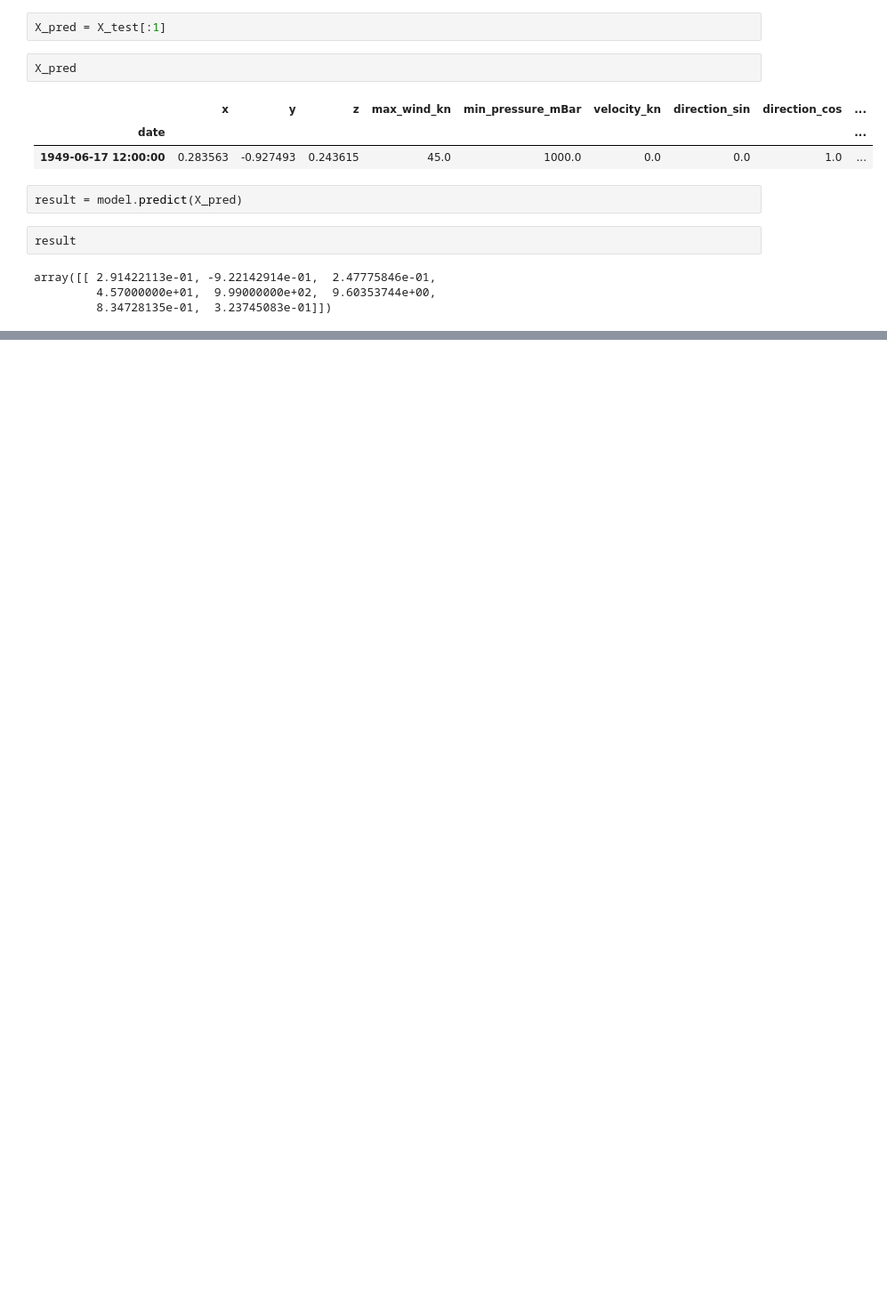
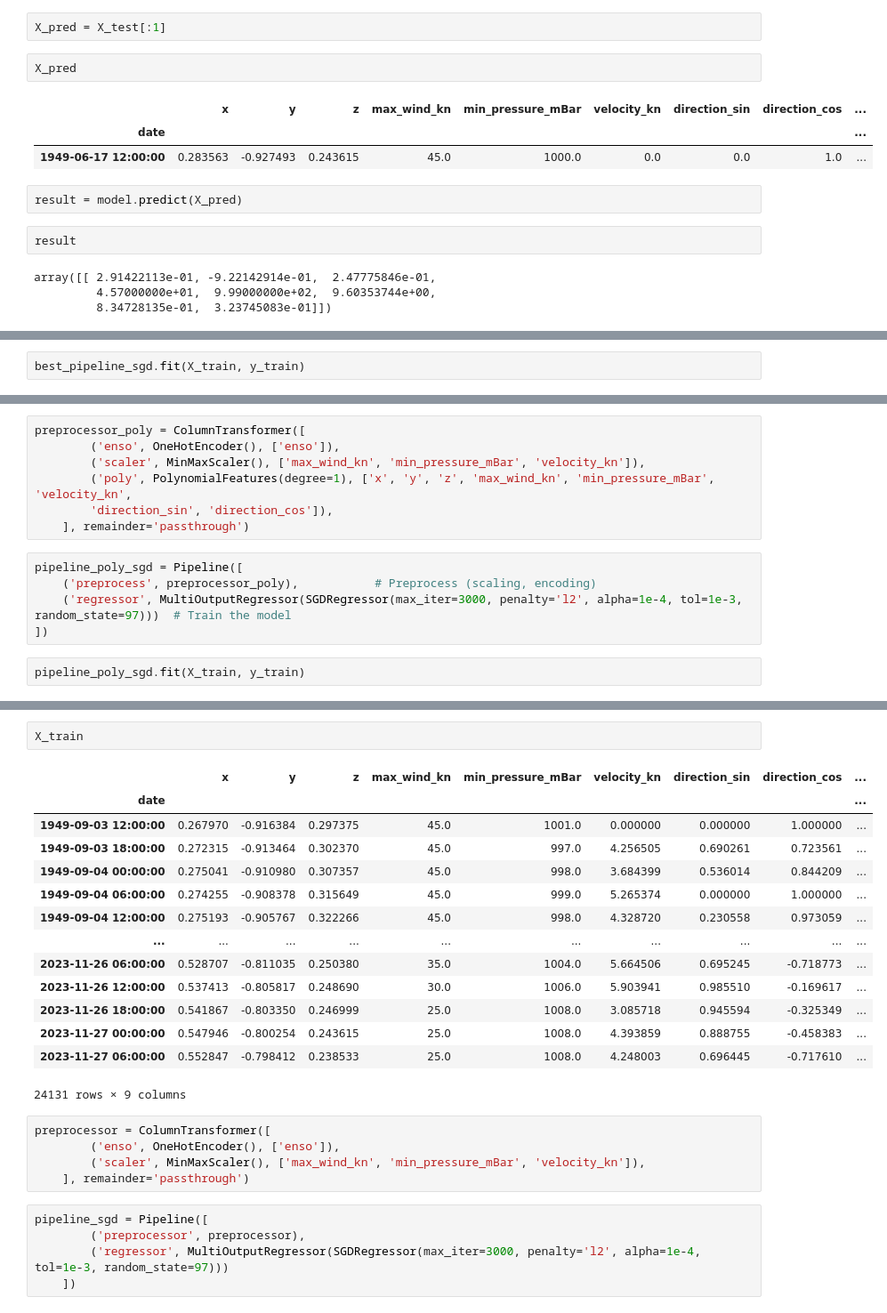
Before and after one commit to StanDobrev11/MachineLearning, a Jupyter notebook: Project/draft_enso.ipynb, the cells around one changed output, grey strips where cells are left out. Shown at 89% size. Cells and saved outputs as stored; diff of their text form; blank space fills up the shorter version.

```diff
--- a/Project/draft_enso.ipynb
+++ b/Project/draft_enso.ipynb
@@ -1430,0 +1571,2 @@ array([[ 2.91422113e-01, -9.22142914e-01,  2.47775846e-01,
+# %%
+best_pipeline_sgd.fit(X_train, y_train)
@@ -1430,0 +1664,14 @@ array([[ 2.91422113e-01, -9.22142914e-01,  2.47775846e-01,
+# %%
+preprocessor_poly = ColumnTransformer([
+        ('enso', OneHotEncoder(), ['enso']),
+        ('scaler', MinMaxScaler(), ['max_wind_kn', 'min_pressure_mBar', 'velocity_kn']),
+        ('poly', PolynomialFeatures(degree=1), ['x', 'y', 'z', 'max_wind_kn', 'min_pressure_mBar', 'velocity_kn',
+        'direction_sin', 'direction_cos']),
+    ], remainder='passthrough')
+# %%
+pipeline_poly_sgd = Pipeline([
+    ('preprocess', preprocessor_poly),           # Preprocess (scaling, encoding)
+    ('regressor', MultiOutputRegressor(SGDRegressor(max_iter=3000, penalty='l2', alpha=1e-4, tol=1e-3, random_state=97)))  # Train the model
+])
+# %%
+pipeline_poly_sgd.fit(X_train, y_train)
@@ -1430,0 +1722,27 @@ array([[ 2.91422113e-01, -9.22142914e-01,  2.47775846e-01,
+# %%
+X_train
+# %% [output]
+|  | x | y | z | max_wind_kn | min_pressure_mBar | velocity_kn | direction_sin | direction_cos | ... |
+| date |  |  |  |  |  |  |  |  | ... |
+| 1949-09-03 12:00:00 | 0.267970 | -0.916384 | 0.297375 | 45.0 | 1001.0 | 0.000000 | 0.000000 | 1.000000 | ... |
+| 1949-09-03 18:00:00 | 0.272315 | -0.913464 | 0.302370 | 45.0 | 997.0 | 4.256505 | 0.690261 | 0.723561 | ... |
+| 1949-09-04 00:00:00 | 0.275041 | -0.910980 | 0.307357 | 45.0 | 998.0 | 3.684399 | 0.536014 | 0.844209 | ... |
+| 1949-09-04 06:00:00 | 0.274255 | -0.908378 | 0.315649 | 45.0 | 999.0 | 5.265374 | 0.000000 | 1.000000 | ... |
+| 1949-09-04 12:00:00 | 0.275193 | -0.905767 | 0.322266 | 45.0 | 998.0 | 4.328720 | 0.230558 | 0.973059 | ... |
+| ... | ... | ... | ... | ... | ... | ... | ... | ... | ... |
+| 2023-11-26 06:00:00 | 0.528707 | -0.811035 | 0.250380 | 35.0 | 1004.0 | 5.664506 | 0.695245 | -0.718773 | ... |
+| 2023-11-26 12:00:00 | 0.537413 | -0.805817 | 0.248690 | 30.0 | 1006.0 | 5.903941 | 0.985510 | -0.169617 | ... |
+| 2023-11-26 18:00:00 | 0.541867 | -0.803350 | 0.246999 | 25.0 | 1008.0 | 3.085718 | 0.945594 | -0.325349 | ... |
+| 2023-11-27 00:00:00 | 0.547946 | -0.800254 | 0.243615 | 25.0 | 1008.0 | 4.393859 | 0.888755 | -0.458383 | ... |
+| 2023-11-27 06:00:00 | 0.552847 | -0.798412 | 0.238533 | 25.0 | 1008.0 | 4.248003 | 0.696445 | -0.717610 | ... |
+24131 rows × 9 columns
+# %%
+preprocessor = ColumnTransformer([
+        ('enso', OneHotEncoder(), ['enso']),
+        ('scaler', MinMaxScaler(), ['max_wind_kn', 'min_pressure_mBar', 'velocity_kn']),
+    ], remainder='passthrough')
+# %%
+pipeline_sgd = Pipeline([
+        ('preprocessor', preprocessor),
+        ('regressor', MultiOutputRegressor(SGDRegressor(max_iter=3000, penalty='l2', alpha=1e-4, tol=1e-3, random_state=97)))
+    ])
```
Also changed, not shown: parts of 65 cells of this notebook, 7 other files.
